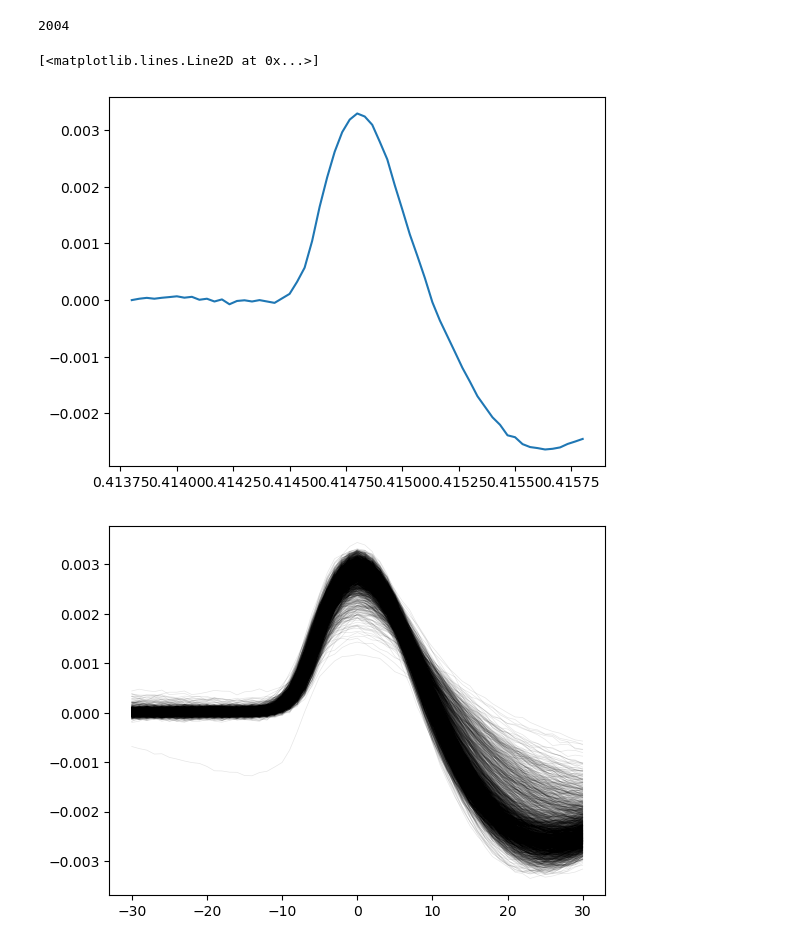
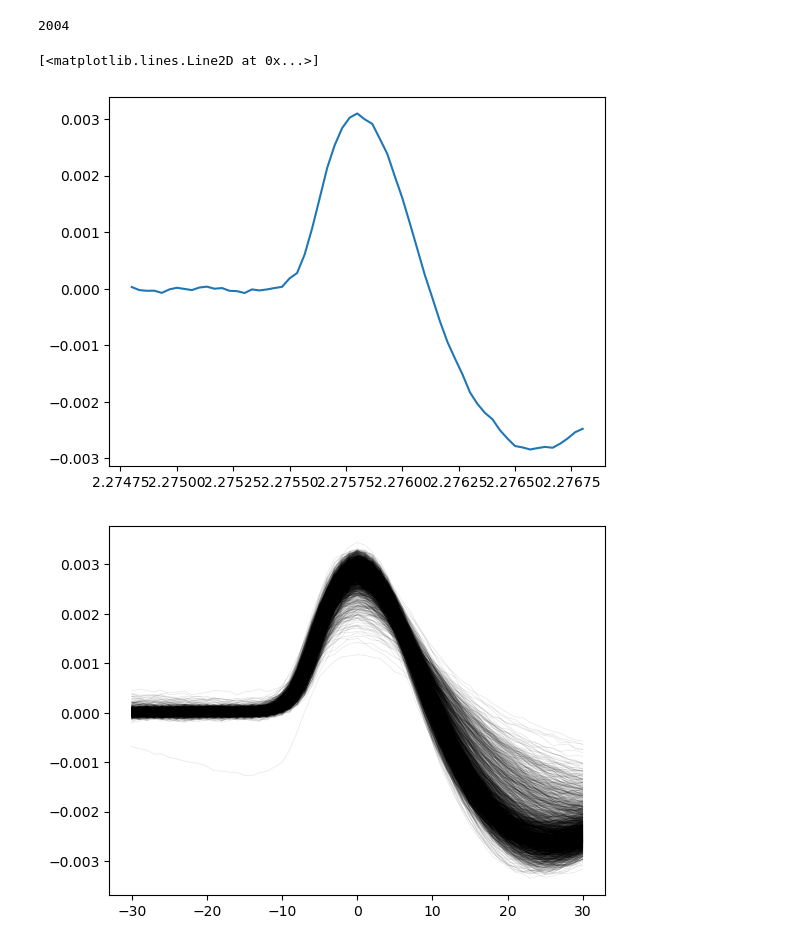
Before and after one commit to dyballa/TempoSort, a Jupyter notebook: data/2016_rat_cortex_Neto_et_al/Analysis-2014_11_13_Pair_3_0.ipynb, the cells around one changed output. Saved outputs shown, nothing was run; the diff lists cells and outputs as text; code cells hidden in the pictures.

```diff
--- a/data/2016_rat_cortex_Neto_et_al/Analysis-2014_11_13_Pair_3_0.ipynb
+++ b/data/2016_rat_cortex_Neto_et_al/Analysis-2014_11_13_Pair_3_0.ipynb
@@ -71,7 +71,7 @@ def loadRawData(filename, numChannels, dtype):
 # Open ADC file
 # (juxtacellular recording from the juxtacellular micropipette -- frequency band from 300 to 7500 Hz)
 
-filename = f"{data_folder}/adc2014-11-13T18_48_11.bin"
+filename = f"adc2014-11-13T18_48_11.bin"
 juxta_threshold = 1e-3 #using the one in paired_32ch.py! NOT the one in DataSummary.xlsx
 inter_spike_time_distance = 30 # (30 samples = 1 ms)
 
@@ -97,14 +97,15 @@ num_of_spikes
 # %%
 ### Plot a single spike
 
-peak_i = 0
+peak_i = 10
+
 window_half_size = 30 #1 ms = 30
 ix = spike_triggers[peak_i]
 window_ixs = np.arange(ix - window_half_size, ix + window_half_size + 1)
 plt.plot(window_ixs / Sampling_frequency, spike_data_in_V[window_ixs])
 # %% [output]
 [<matplotlib.lines.Line2D at 0x...>]
-[figure, old version]
+[figure, new version]
 # %%
 ### Plot all spikes on top of each other
 
```
Also changed, not shown: parts of 5 cells of this notebook, 1 other file.
